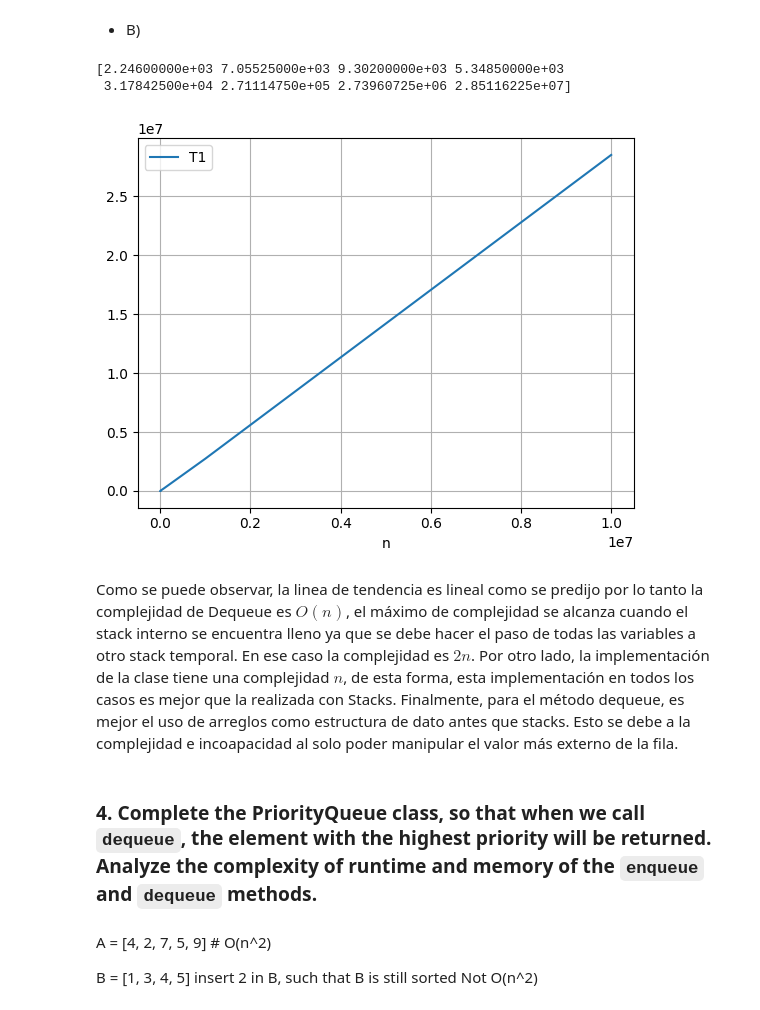
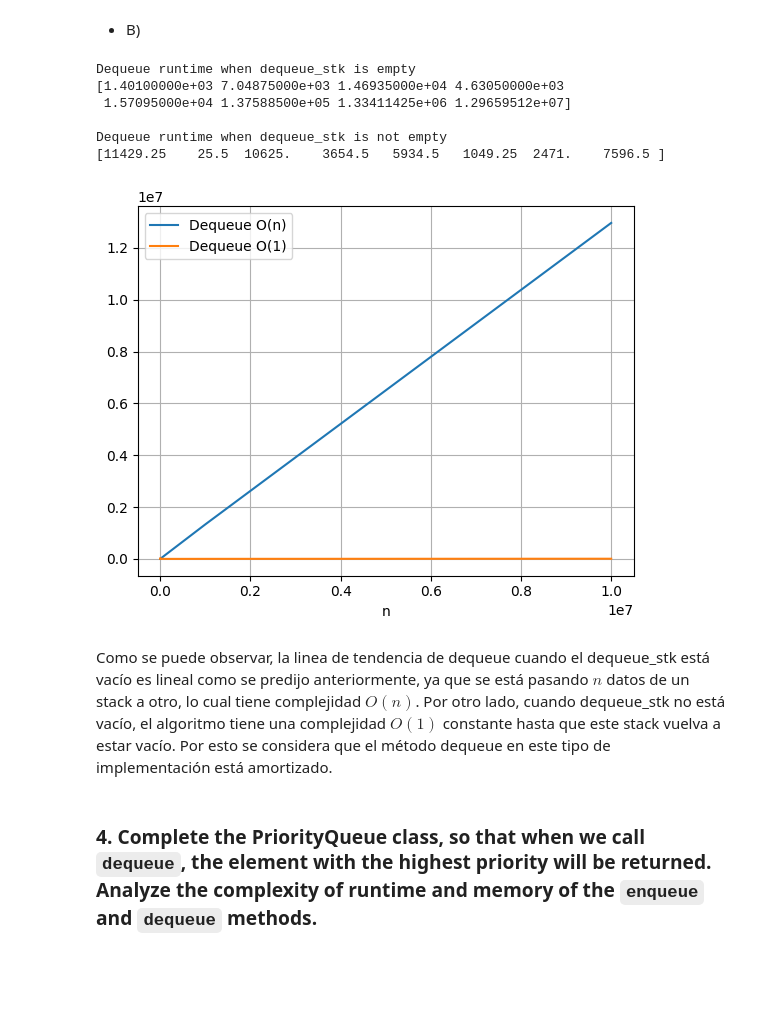
Before and after one commit to Gabeinstein/cmp-3002-fall22-gona, a Jupyter notebook: Deber 2/Deber2.ipynb, the cells around one changed output. Drawn from its saved outputs; the diff is of its cells as text; code cells hidden in the pictures; blank space fills up the shorter version.

```diff
--- a/Deber 2/Deber2.ipynb
+++ b/Deber 2/Deber2.ipynb
@@ -396,34 +414,52 @@ class Queue(Queue):
+# %%
+class Queue(Queue):
+
+    @calculo_tiempo
+    def dequeue(self):
+        if self.dequeue_stk.empty() and self.l > 0:
+            while not self.enqueue_stk.empty():
+                self.dequeue_stk.push(self.enqueue_stk.pop())
+            self.l -= 1
+            return self.dequeue_stk.pop()
+        elif self.l > 0:
+            self.l -= 1
+            return self.dequeue_stk.pop()
 # %%
 n = np.array([1,10,10**2,10**3,10**4,10**5,10**6,10**7])
-T1 = np.empty(len(n))
+T1 = np.empty(len(n))   #Dequeue O(n)
+T2 = np.empty(len(n))   #Dequeue O(1)
 
 for j in range(0,len(n)):
     Q = Queue(n[j])
     for i in range(1,n[j]):
         Q.enqueue(i)
-    T1[j] = Q.dequeue()[1]
+    T1[j] = Q.dequeue()[1]  #Dequeue O(n)
+    T2[j] = Q.dequeue()[1]  #Dequeue O(1)
 
+print("Dequeue runtime when dequeue_stk is empty")
 print (T1)
+print("")
+print("Dequeue runtime when dequeue_stk is not empty")
+print (T2)
 # %% [output]
-[2.24600000e+03 7.05525000e+03 9.30200000e+03 5.34850000e+03
- 3.17842500e+04 2.71114750e+05 2.73960725e+06 2.85116225e+07]
+Dequeue runtime when dequeue_stk is empty
+[1.40100000e+03 7.04875000e+03 1.46935000e+04 4.63050000e+03
+ 1.57095000e+04 1.37588500e+05 1.33411425e+06 1.29659512e+07]
+
+Dequeue runtime when dequeue_stk is not empty
+[11429.25    25.5  10625.    3654.5   5934.5   1049.25  2471.    7596.5 ]
 # %%
 plot1 = pd.DataFrame()
-plot1['T1'] = T1    #A los resultados se los incluye en un DataFrame para visualizarlos
+plot1['Dequeue O(n)'] = T1
+plot1['Dequeue O(1)'] = T2
 plot1['n'] = n
 
 #Plot
-plot1.plot(x='n', y= ['T1'])
+plot1.plot(x='n', y= ['Dequeue O(n)','Dequeue O(1)'])
 plt.grid()
 # %% [output]
-[figure, old version]
+[figure, new version]
-# %% [markdown]
-Como se puede observar, la linea de tendencia es lineal como se predijo por lo tanto la complejidad de Dequeue es $O(n)$, el máximo de complejidad se alcanza cuando el stack interno se encuentra lleno ya que se debe hacer el paso de todas las variables a otro stack temporal. En ese caso la complejidad es $2n$. Por otro lado, la implementación de la clase tiene una complejidad $n$, de esta forma, esta implementación en todos los casos es mejor que la realizada con Stacks. Finalmente, para el método dequeue, es mejor el uso de arreglos como estructura de dato antes que stacks. Esto se debe a la complejidad e incoapacidad al solo poder manipular el valor más externo de la fila.
+# %% [markdown]
+Como se puede observar, la linea de tendencia de dequeue cuando el dequeue_stk está vacío es lineal como se predijo anteriormente, ya que se está pasando $n$ datos de un stack a otro, lo cual tiene complejidad $O(n)$. Por otro lado, cuando dequeue_stk no está vacío, el algoritmo tiene una complejidad $O(1)$ constante hasta que este stack vuelva a estar vacío. Por esto se considera que el método dequeue en este tipo de implementación está amortizado.
 # %% [markdown]
 ### 4. Complete the PriorityQueue class, so that when we call `dequeue`, the element with the highest priority will be returned. Analyze the complexity of runtime and memory of the `enqueue` and `dequeue` methods.
-# %% [markdown]
-A = [4, 2, 7, 5, 9]  # O(n^2)
-
-B = [1, 3, 4, 5]
-insert 2 in B, such that B is still sorted
-Not O(n^2)
```
Also changed, not shown: parts of 28 cells of this notebook, 2 other files.
